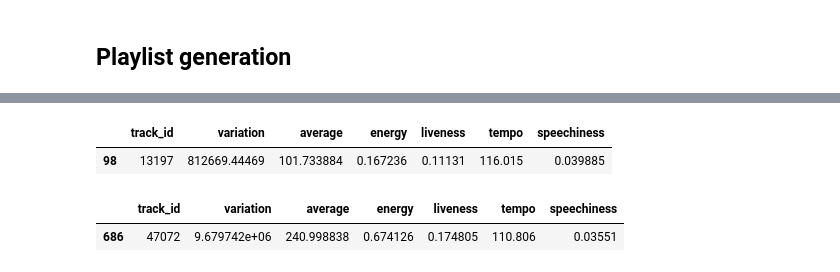
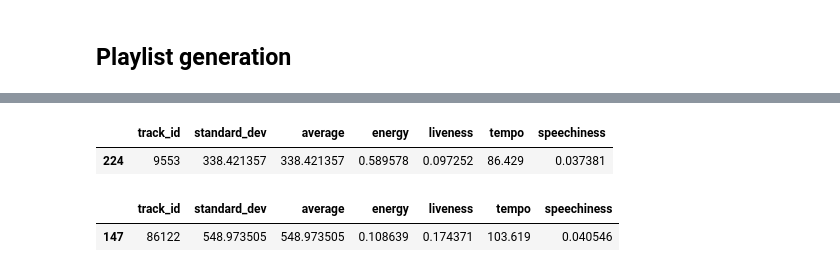
Before and after one commit to Team36-ntds2018/Project_free_music_archives_2018, a Jupyter notebook: Project/Project_ntds_2018_team36.ipynb, the cells around one changed output, grey strips where cells are left out. Drawn from its saved outputs; the diff is of its cells as text; code cells hidden in the pictures.

```diff
--- a/Project/Project_ntds_2018_team36.ipynb
+++ b/Project/Project_ntds_2018_team36.ipynb
@@ -338,10 +346,10 @@ playlist_from_paths(s2m_path, m2t_path)
 # %%
-new_out_echonest[new_out_echonest.track_id == 13197]
+new_out_echonest[new_out_echonest.track_id == 9553]
 # %% [output]
-|  | track_id | variation | average | energy | liveness | tempo | speechiness |
-| 98 | 13197 | 812669.44469 | 101.733884 | 0.167236 | 0.11131 | 116.015 | 0.039885 |
+|  | track_id | standard_dev | average | energy | liveness | tempo | speechiness |
+| 224 | 9553 | 338.421357 | 338.421357 | 0.589578 | 0.097252 | 86.429 | 0.037381 |
 # %%
-new_out_echonest[new_out_echonest.track_id == 47072]
+new_out_echonest[new_out_echonest.track_id == 86122]
 # %% [output]
-|  | track_id | variation | average | energy | liveness | tempo | speechiness |
-| 686 | 47072 | 9.679742e+06 | 240.998838 | 0.674126 | 0.174805 | 110.806 | 0.03551 |
+|  | track_id | standard_dev | average | energy | liveness | tempo | speechiness |
+| 147 | 86122 | 548.973505 | 548.973505 | 0.108639 | 0.174371 | 103.619 | 0.040546 |
```
Also changed, not shown: parts of 9 cells of this notebook.
